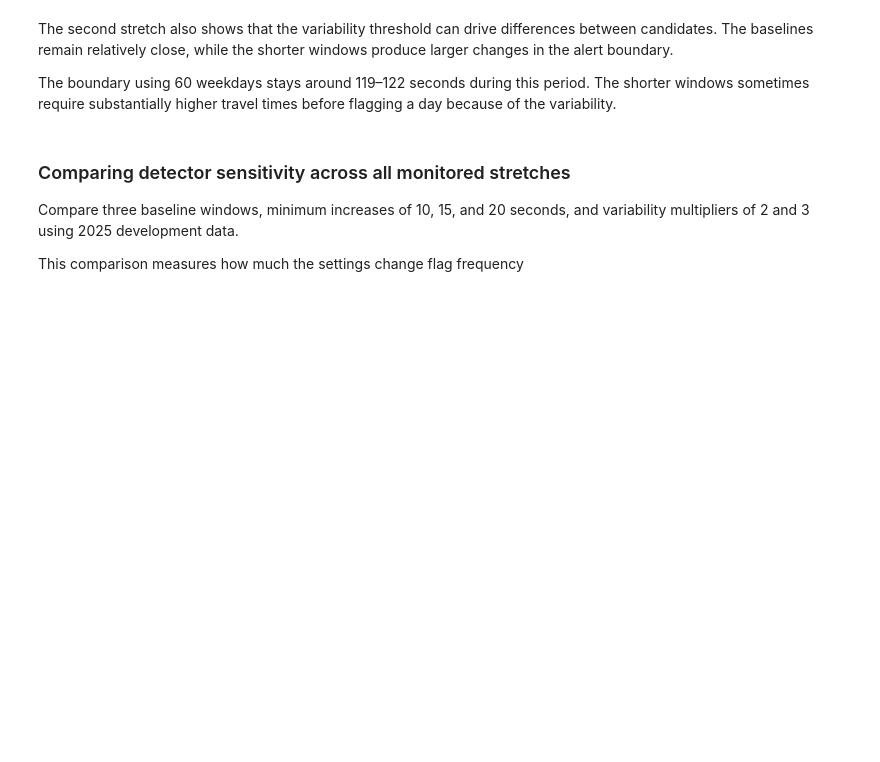
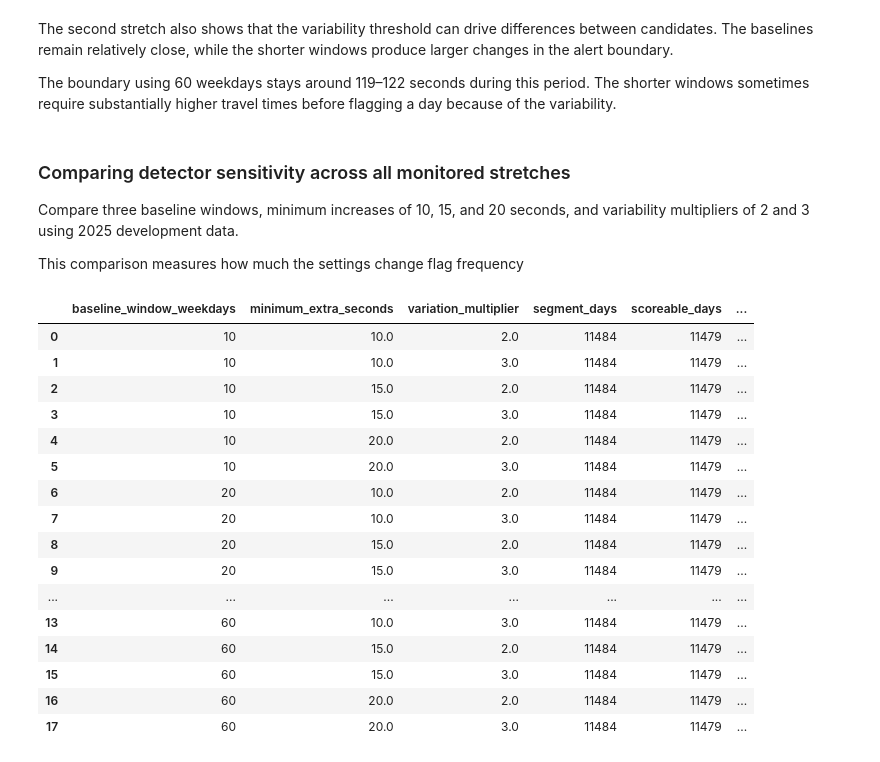
Before and after one commit to Jonathan-V-Dinh/NYC-L-Train-Bottleneck-Monitor, a Jupyter notebook: notebooks/01_baseline_investigation.ipynb, the cells around one changed output. Drawn from its saved outputs; the diff is of its cells as text; code cells hidden in the pictures; blank space fills up the shorter version.

Commit message:
Finish baseline investigation in jupyter notebook

```diff
--- a/notebooks/01_baseline_investigation.ipynb
+++ b/notebooks/01_baseline_investigation.ipynb
@@ -465,3 +463,90 @@ Compare three baseline windows, minimum increases of 10, 15, and 20 seconds,
 and variability multipliers of 2 and 3 using 2025 development data.
 
 This comparison measures how much the settings change flag frequency
+# %%
+query = text("""
+    SELECT
+        service_date,
+        a_stop,
+        b_stop,
+        baseline_window_weekdays,
+        travel_seconds,
+        baseline_seconds,
+        mad_seconds
+    FROM public.l_train_baseline_candidates
+    WHERE analysis_period = 'development'
+""")
+
+with engine.connect() as connection:
+    development = pd.read_sql_query(
+        query,
+        connection,
+        parse_dates=["service_date"],
+    )
+
+# Test a small grid of settings around our initial choices.
+settings = pd.MultiIndex.from_product(
+    [[10.0, 15.0, 20.0], [2.0, 3.0]],
+    names=["minimum_extra_seconds", "variation_multiplier"],
+).to_frame(index=False)
+
+sensitivity = development.merge(settings, how="cross")
+
+sensitivity["threshold_seconds"] = (
+    sensitivity["variation_multiplier"]
+    * 1.4826
+    * sensitivity["mad_seconds"]
+).clip(lower=sensitivity["minimum_extra_seconds"])
+
+scoreable = sensitivity[
+    ["travel_seconds", "baseline_seconds", "mad_seconds"]
+].notna().all(axis=1)
+
+sensitivity["is_slow_day"] = (
+    (
+        sensitivity["travel_seconds"] - sensitivity["baseline_seconds"]
+        >= sensitivity["threshold_seconds"]
+    )
+    .astype("boolean")
+    .mask(~scoreable)
+)
+
+summary = (
+    sensitivity.groupby(
+        [
+            "baseline_window_weekdays",
+            "minimum_extra_seconds",
+            "variation_multiplier",
+        ]
+    )
+    .agg(
+        segment_days=("is_slow_day", "size"),
+        scoreable_days=("is_slow_day", "count"),
+        slow_days=("is_slow_day", "sum"),
+    )
+    .reset_index()
+)
+
+summary["slow_pct"] = (
+    100 * summary["slow_days"] / summary["scoreable_days"]
+).round(2)
+
+display(summary)
+# %% [output]
+|  | baseline_window_weekdays | minimum_extra_seconds | variation_multiplier | segment_days | scoreable_days | ... |
+| 0 | 10 | 10.0 | 2.0 | 11484 | 11479 | ... |
+| 1 | 10 | 10.0 | 3.0 | 11484 | 11479 | ... |
+| 2 | 10 | 15.0 | 2.0 | 11484 | 11479 | ... |
+| 3 | 10 | 15.0 | 3.0 | 11484 | 11479 | ... |
+| 4 | 10 | 20.0 | 2.0 | 11484 | 11479 | ... |
+| 5 | 10 | 20.0 | 3.0 | 11484 | 11479 | ... |
+| 6 | 20 | 10.0 | 2.0 | 11484 | 11479 | ... |
+| 7 | 20 | 10.0 | 3.0 | 11484 | 11479 | ... |
+| 8 | 20 | 15.0 | 2.0 | 11484 | 11479 | ... |
+| 9 | 20 | 15.0 | 3.0 | 11484 | 11479 | ... |
+| ... | ... | ... | ... | ... | ... | ... |
+| 13 | 60 | 10.0 | 3.0 | 11484 | 11479 | ... |
+| 14 | 60 | 15.0 | 2.0 | 11484 | 11479 | ... |
+| 15 | 60 | 15.0 | 3.0 | 11484 | 11479 | ... |
+| 16 | 60 | 20.0 | 2.0 | 11484 | 11479 | ... |
+| 17 | 60 | 20.0 | 3.0 | 11484 | 11479 | ... |
```
Also changed, not shown: parts of 3 cells of this notebook.
